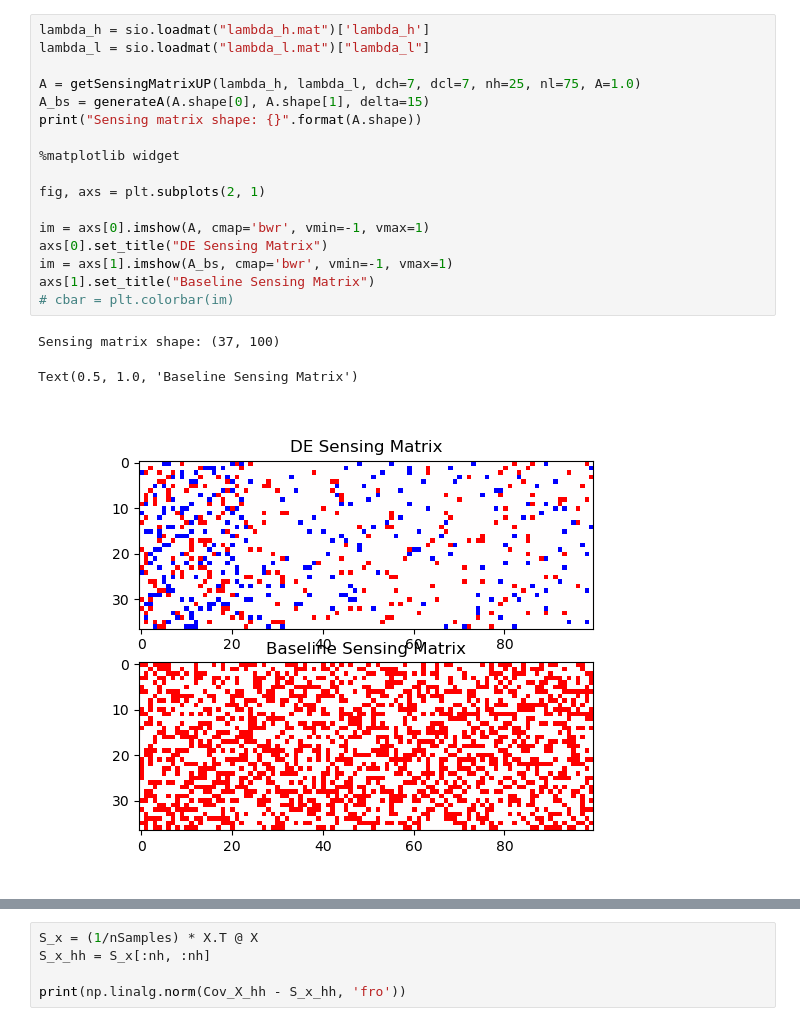
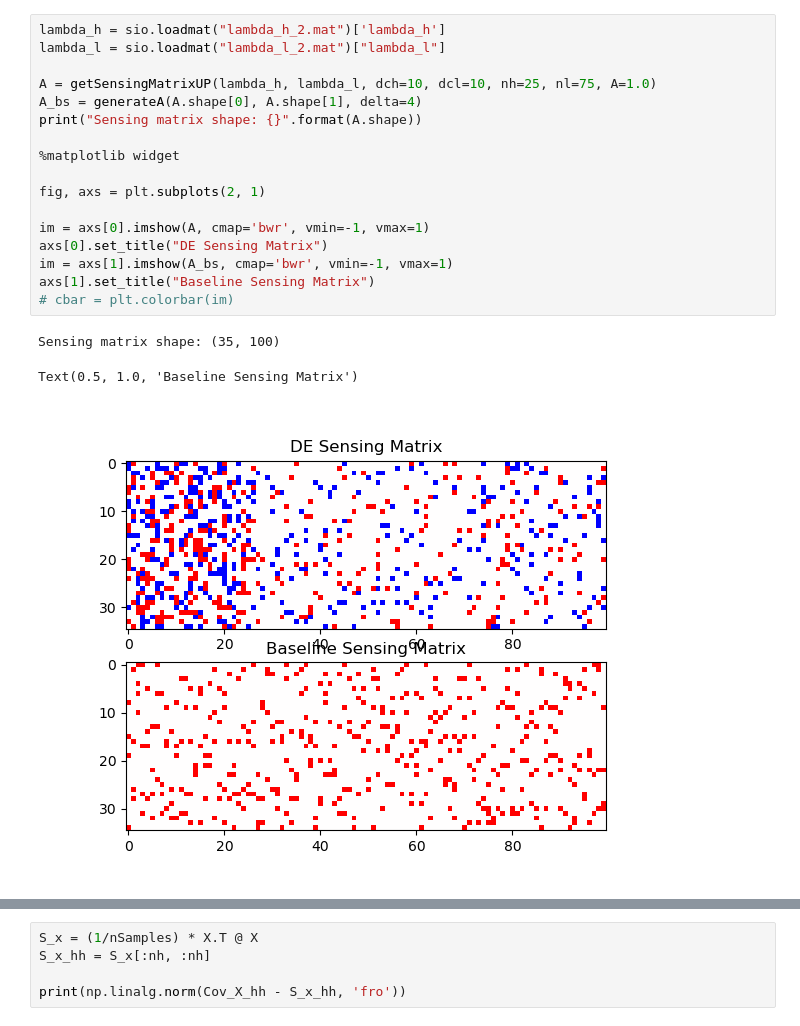
Before and after one commit to muralikgs/de-graph-recovery, a Jupyter notebook: test_pref_recovery.ipynb, the cells around one changed output, grey strips where cells are left out. Saved outputs shown, nothing was run; the diff lists cells and outputs as text.

```diff
--- a/test_pref_recovery.ipynb
+++ b/test_pref_recovery.ipynb
@@ -48,21 +41,21 @@ Generating the indirect measurements
 # %%
-lambda_h = sio.loadmat("lambda_h.mat")['lambda_h']
-lambda_l = sio.loadmat("lambda_l.mat")["lambda_l"]
+lambda_h = sio.loadmat("lambda_h_2.mat")['lambda_h']
+lambda_l = sio.loadmat("lambda_l_2.mat")["lambda_l"]
 
-A = getSensingMatrixUP(lambda_h, lambda_l, dch=7, dcl=7, nh=25, nl=75, A=1.0)
-A_bs = generateA(A.shape[0], A.shape[1], delta=15)
+A = getSensingMatrixUP(lambda_h, lambda_l, dch=10, dcl=10, nh=25, nl=75, A=1.0)
+A_bs = generateA(A.shape[0], A.shape[1], delta=4)
 print("Sensing matrix shape: {}".format(A.shape))
 
 %matplotlib widget
 
 fig, axs = plt.subplots(2, 1)
 
 im = axs[0].imshow(A, cmap='bwr', vmin=-1, vmax=1)
 axs[0].set_title("DE Sensing Matrix")
 im = axs[1].imshow(A_bs, cmap='bwr', vmin=-1, vmax=1)
 axs[1].set_title("Baseline Sensing Matrix")
 # cbar = plt.colorbar(im)
 # %% [output]
-Sensing matrix shape: (37, 100)
+Sensing matrix shape: (35, 100)
 Text(0.5, 1.0, 'Baseline Sensing Matrix')
-[figure, old version]
+[figure, new version]
```
Also changed, not shown: parts of 16 cells of this notebook, 4 other files.
